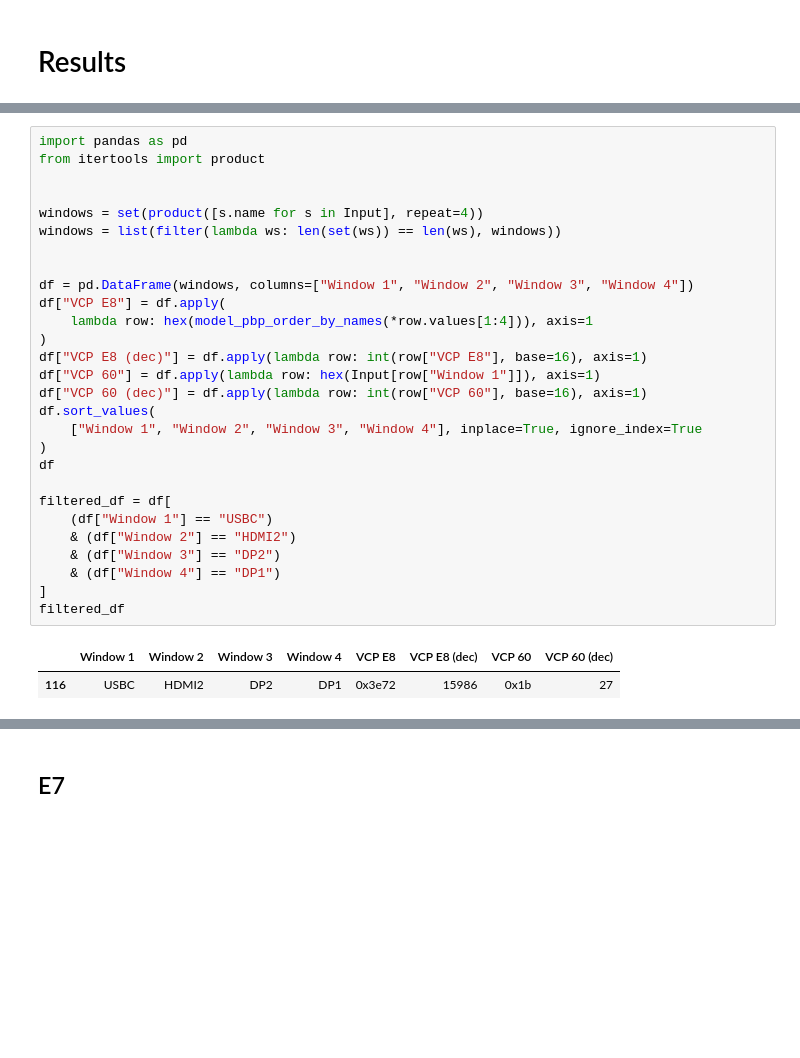
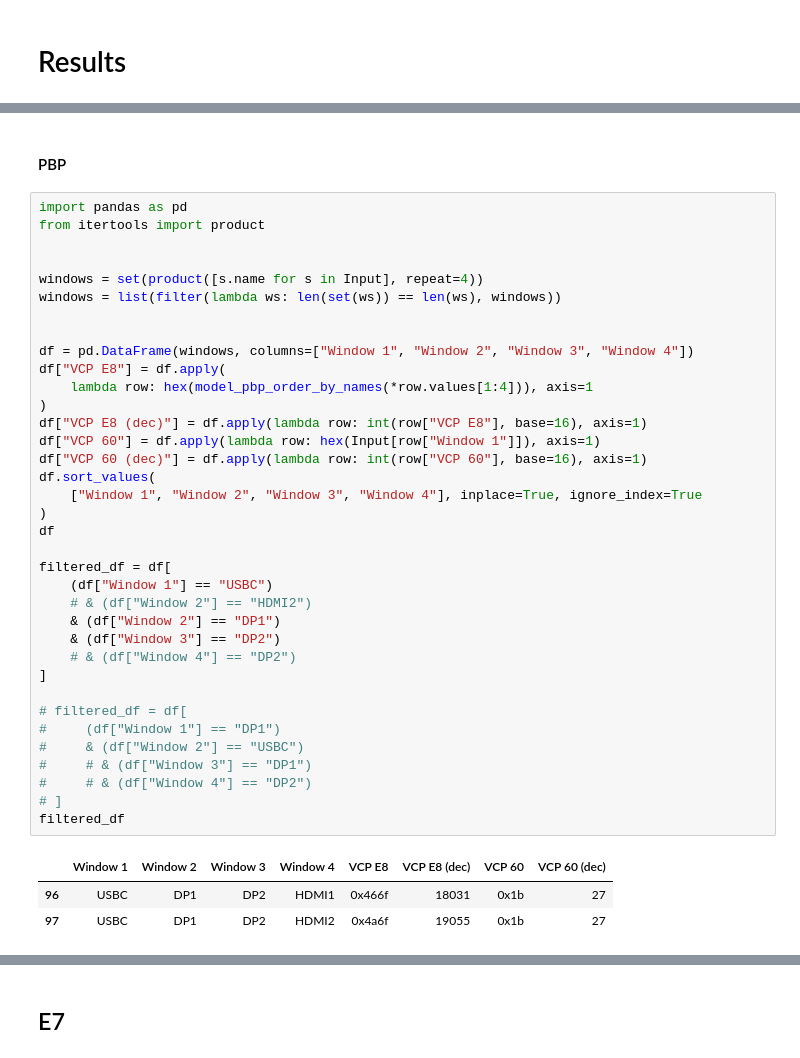
Before and after one commit to ekamil/dell-ddc-documentation, a Jupyter notebook: analyse_inputs.ipynb, the cells around one changed output, grey strips where cells are left out. Cells and saved outputs as stored; diff of their text form; blank space fills up the shorter version.

```diff
--- a/analyse_inputs.ipynb
+++ b/analyse_inputs.ipynb
@@ -124,31 +138,42 @@ def model_pbp_order_by_names(S2: str, S3: str, S4: str) -> int:
+# %% [markdown]
+#### PBP
 # %%
 import pandas as pd
 from itertools import product
 
 
 windows = set(product([s.name for s in Input], repeat=4))
 windows = list(filter(lambda ws: len(set(ws)) == len(ws), windows))
 
 
 df = pd.DataFrame(windows, columns=["Window 1", "Window 2", "Window 3", "Window 4"])
 df["VCP E8"] = df.apply(
     lambda row: hex(model_pbp_order_by_names(*row.values[1:4])), axis=1
 )
 df["VCP E8 (dec)"] = df.apply(lambda row: int(row["VCP E8"], base=16), axis=1)
 df["VCP 60"] = df.apply(lambda row: hex(Input[row["Window 1"]]), axis=1)
 df["VCP 60 (dec)"] = df.apply(lambda row: int(row["VCP 60"], base=16), axis=1)
 df.sort_values(
     ["Window 1", "Window 2", "Window 3", "Window 4"], inplace=True, ignore_index=True
 )
 df
 
 filtered_df = df[
     (df["Window 1"] == "USBC")
-    & (df["Window 2"] == "HDMI2")
+    # & (df["Window 2"] == "HDMI2")
+    & (df["Window 2"] == "DP1")
     & (df["Window 3"] == "DP2")
-    & (df["Window 4"] == "DP1")
+    # & (df["Window 4"] == "DP2")
 ]
+
+# filtered_df = df[
+#     (df["Window 1"] == "DP1")
+#     & (df["Window 2"] == "USBC")
+#     # & (df["Window 3"] == "DP1")
+#     # & (df["Window 4"] == "DP2")
+# ]
 filtered_df
 # %% [output]
 |  | Window 1 | Window 2 | Window 3 | Window 4 | VCP E8 | VCP E8 (dec) | VCP 60 | VCP 60 (dec) |
-| 116 | USBC | HDMI2 | DP2 | DP1 | 0x3e72 | 15986 | 0x1b | 27 |
+| 96 | USBC | DP1 | DP2 | HDMI1 | 0x466f | 18031 | 0x1b | 27 |
+| 97 | USBC | DP1 | DP2 | HDMI2 | 0x4a6f | 19055 | 0x1b | 27 |
```
Also changed, not shown: parts of 44 cells of this notebook, 4 other files.
